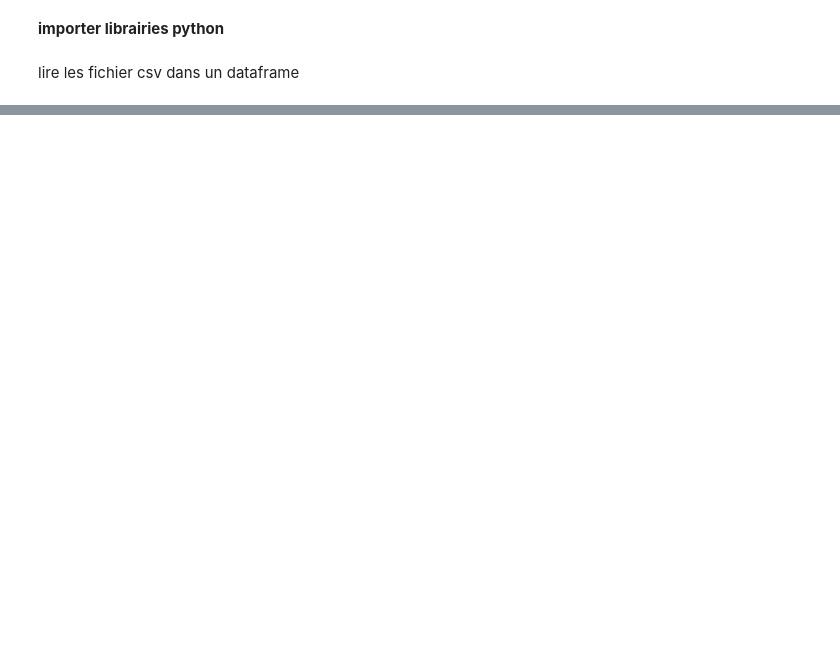
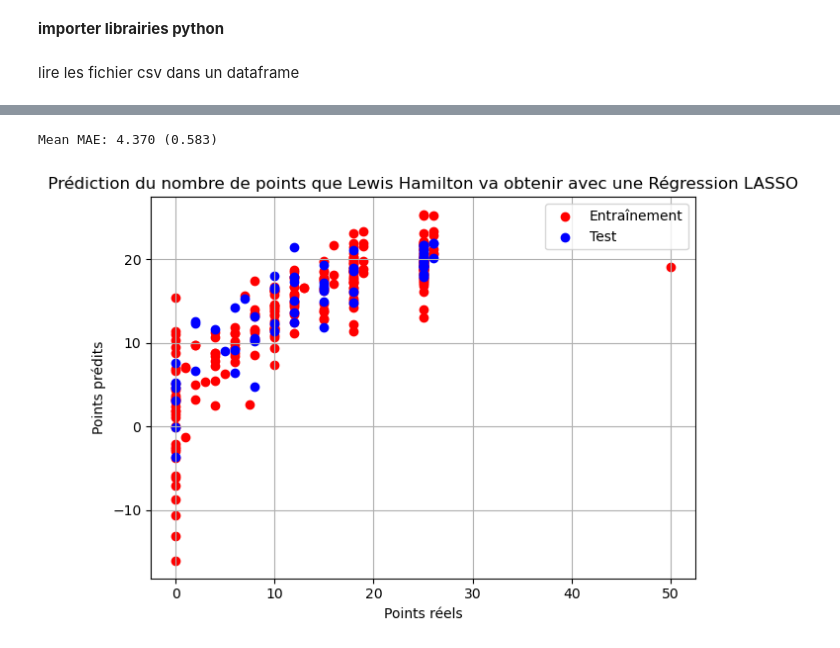
Before and after one commit to walidouchaou/Formula1_ML, a Jupyter notebook: Formula1_ML.ipynb, the cells around one changed output, grey strips where cells are left out. Cells and saved outputs as stored; diff of their text form; code cells hidden in the pictures; blank space fills up the shorter version.

```diff
--- a/Formula1_ML.ipynb
+++ b/Formula1_ML.ipynb
@@ -27,0 +126,3 @@ status= pd.read_csv('./dataSet/archive (1)//status.csv')
+# %%
+X = HamiltonResulets.drop('points', axis=1).values
+Y = HamiltonResulets['points'].values
@@ -27,0 +159,12 @@ status= pd.read_csv('./dataSet/archive (1)//status.csv')
+# %%
+"""
+crée un modèle de régression LASSO avec un paramètre d'hyperparamètre alpha réglé sur 1.0.
+LASSO est une méthode de régression linéaire régularisée qui utilise une pénalité L1
+(valeur absolue des coefficients) pour éviter le surajustement et sélectionner les caractéristiques l
+es plus importantes.
+"""
+# Initialisation d'un modèle de régression LASSO avec alpha=1.0
+model = linear_model.Lasso(alpha=1.0)
+
+# Entraînement du modèle LASSO avec les données d'entraînement
+model.fit(X_train, Y_train)
@@ -27,0 +183,46 @@ status= pd.read_csv('./dataSet/archive (1)//status.csv')
+# %%
+# Évaluation du modèle en utilisant la validation croisée (cross-validation)
+# cross_val_score exécute la validation croisée en utilisant le modèle, les données d'entraînement,
+# et une métrique d'évaluation (scoring='neg_mean_absolute_error' signifie l'erreur absolue moyenne négative)
+# cv=cv spécifie l'objet de validation croisée que nous avons configuré précédemment
+# n_jobs=-1 indique d'utiliser tous les cœurs de processeur disponibles pour accélérer le processus si possible
+scores = cross_val_score(model, X_train, Y_train, scoring='neg_mean_absolute_error', cv=cv, n_jobs=-1)
+
+# Conversion des scores de validation croisée en valeurs absolues
+scores = np.absolute(scores)
+
+"""
+ cette partie du code calcule la moyenne et l'écart type des scores d'erreur absolue moyenne obtenus à partir de la validation croisée,
+ fournissant ainsi une mesure de la performance moyenne du modèle et la variabilité de cette performance sur différents plis de la validation croisée.
+ Cela permet d'avoir une idée de la fiabilité des prédictions du modèle.
+    * mean(scores) calcule la moyenne des scores d'erreur absolue moyenne.
+        Cela donne une indication de l'erreur moyenne du modèle sur les données de validation croisée.
+    *std(scores) calcule l'écart type des scores.
+        L'écart type mesure la dispersion des scores par rapport à la moyenne.
+        Cela indique à quel point les scores sont dispersés autour de la moyenne et donne une idée de la variabilité du modèle.
+"""
+
+print('Mean MAE: %.3f (%.3f)' % (np.mean(scores), np.std(scores)))
+# %% [output]
+Mean MAE: 4.370 (0.583)
+# %%
+fig, ax = plt.subplots()
+
+# Prédictions sur les données d'entraînement et de test
+predictions_train = model.predict(X_train)
+predictions_test = model.predict(X_test)
+
+# Diagramme de dispersion pour les données d'entraînement et de test
+plt.scatter(Y_train, predictions_train, color='red', label='Entraînement')
+plt.scatter(Y_test, predictions_test, color='blue', label='Test')
+
+ax.set_xlabel("Points réels")
+ax.set_ylabel("Points prédits")
+plt.title("Prédiction du nombre de points que Lewis Hamilton va obtenir avec une Régression LASSO")
+plt.legend()  # Ajout de la légende
+plt.grid(True)
+plt.tight_layout()
+
+plt.show()
+# %% [output]
+[figure, added]
```
Also changed, not shown: parts of 15 cells of this notebook.
